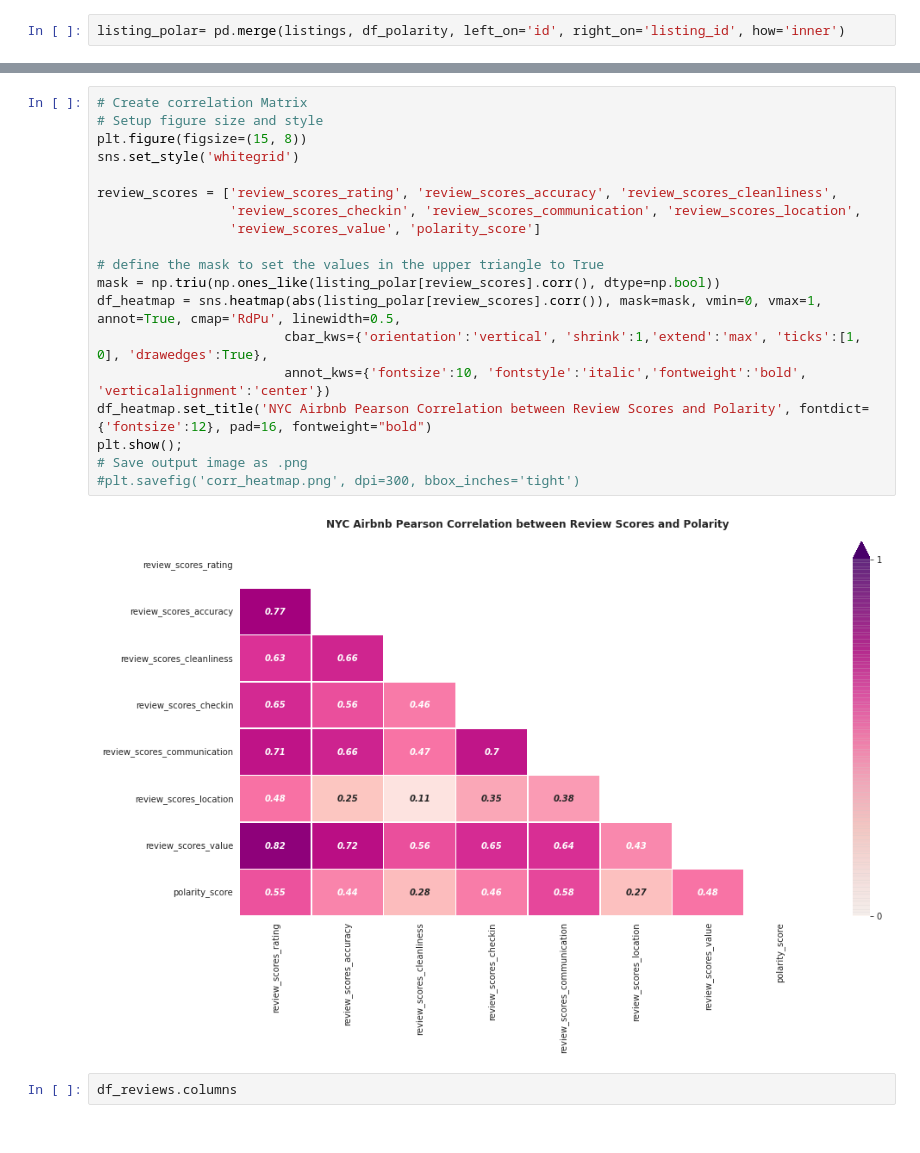
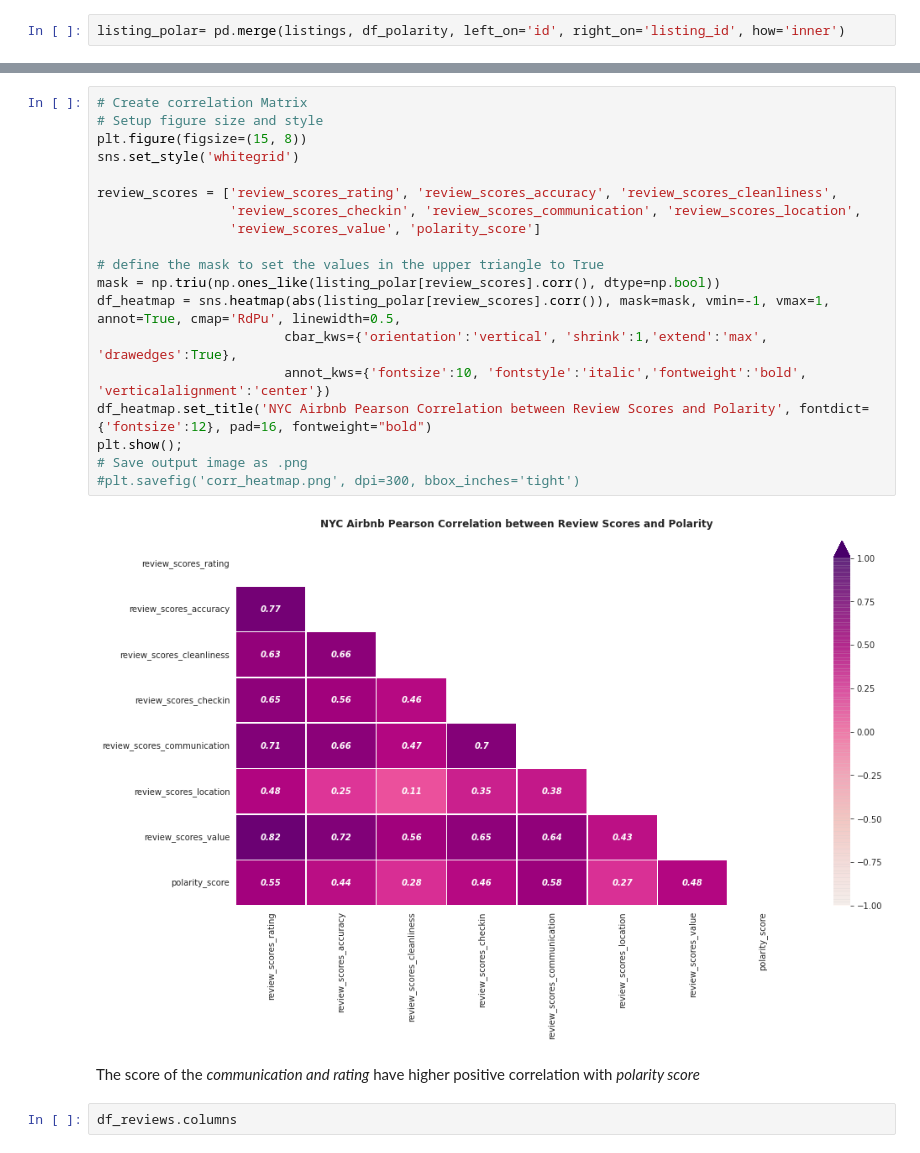
Before and after one commit to kamalova/Airbnb-Recommendation-Engine-NLP, a Jupyter notebook: notebooks/Sentiment_Analysis.ipynb, the cells around one changed output, grey strips where cells are left out. Cells and saved outputs as stored; diff of their text form.

```diff
--- a/notebooks/Sentiment_Analysis.ipynb
+++ b/notebooks/Sentiment_Analysis.ipynb
@@ -819,24 +824,26 @@ memory usage: 123.6+ KB
 # %%
 # Create correlation Matrix
 # Setup figure size and style
 plt.figure(figsize=(15, 8))
 sns.set_style('whitegrid')
 
 review_scores = ['review_scores_rating', 'review_scores_accuracy', 'review_scores_cleanliness',
                  'review_scores_checkin', 'review_scores_communication', 'review_scores_location',
                  'review_scores_value', 'polarity_score']
 
 # define the mask to set the values in the upper triangle to True
 mask = np.triu(np.ones_like(listing_polar[review_scores].corr(), dtype=np.bool))
-df_heatmap = sns.heatmap(abs(listing_polar[review_scores].corr()), mask=mask, vmin=0, vmax=1, annot=True, cmap='RdPu', linewidth=0.5,
-                        cbar_kws={'orientation':'vertical', 'shrink':1,'extend':'max', 'ticks':[1, 0], 'drawedges':True},
+df_heatmap = sns.heatmap(abs(listing_polar[review_scores].corr()), mask=mask, vmin=-1, vmax=1, annot=True, cmap='RdPu', linewidth=0.5,
+                        cbar_kws={'orientation':'vertical', 'shrink':1,'extend':'max', 'drawedges':True},
                         annot_kws={'fontsize':10, 'fontstyle':'italic','fontweight':'bold', 'verticalalignment':'center'})
 df_heatmap.set_title('NYC Airbnb Pearson Correlation between Review Scores and Polarity', fontdict={'fontsize':12}, pad=16, fontweight="bold")
 plt.show();
 # Save output image as .png
 #plt.savefig('corr_heatmap.png', dpi=300, bbox_inches='tight')
 # %% [output]
-[figure, old version]
+[figure, new version]
+# %% [markdown]
+The score of the *communication and rating*  have higher positive correlation with *polarity score*
 # %%
 df_reviews.columns
 # %% [output]
```
Also changed, not shown: parts of 4 cells of this notebook.
